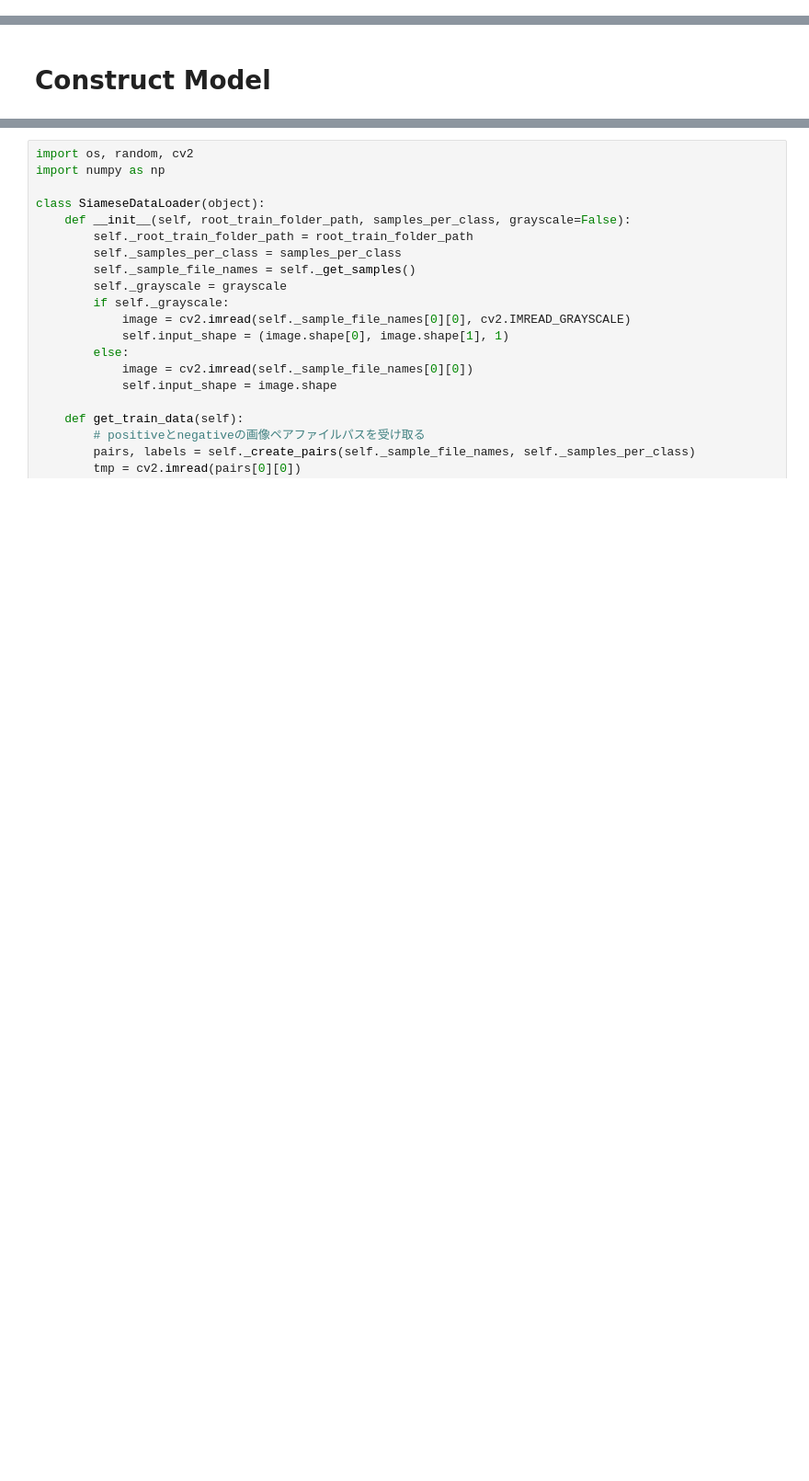
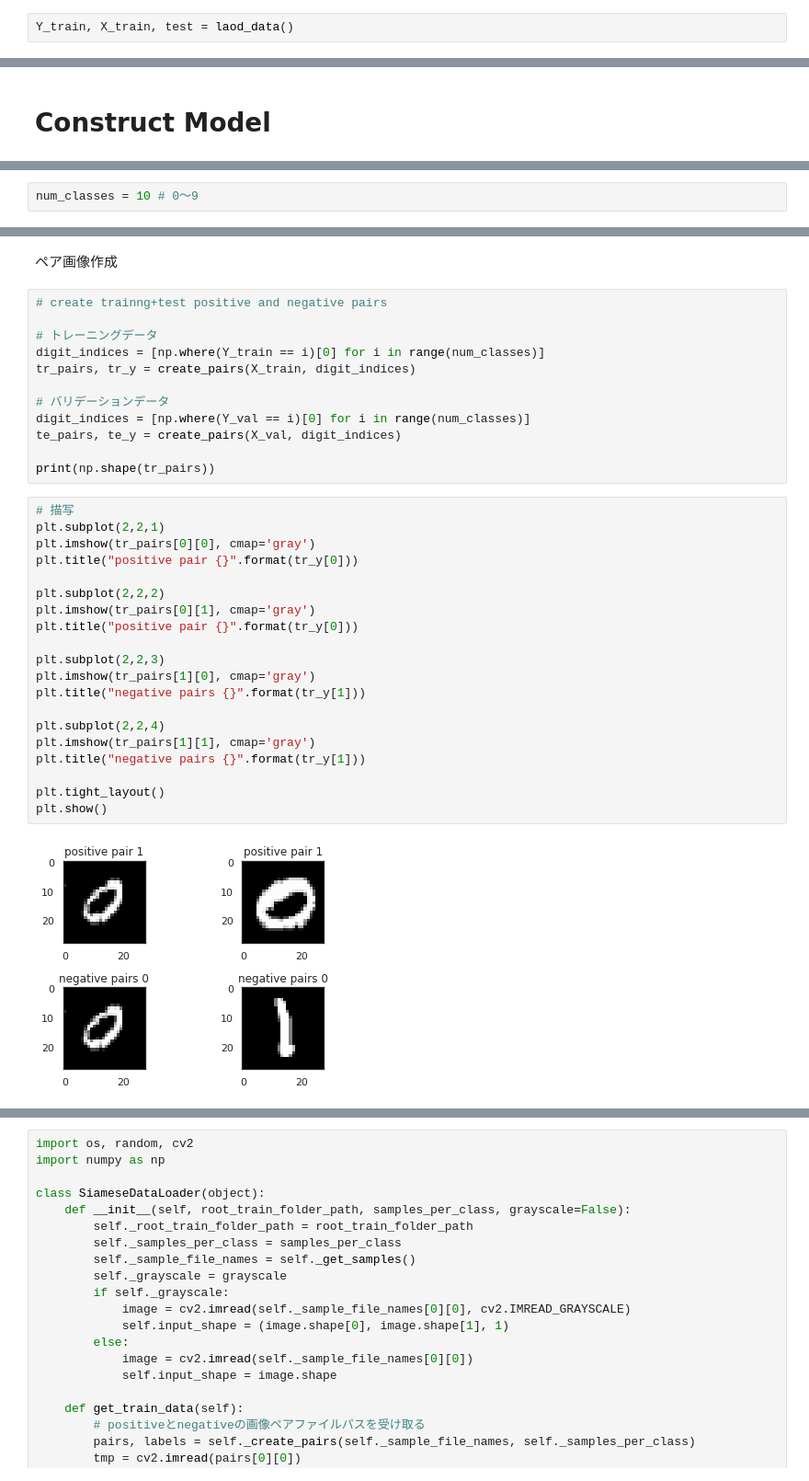
Before and after one commit to OsugiTakuya/kaggle_digit_recognizer, a Jupyter notebook: metric_learning_niigata.ipynb, the cells around one changed output, grey strips where cells are left out. Shown at 92% size. Saved outputs shown, nothing was run; the diff lists cells and outputs as text; blank space fills up the shorter version.

```diff
--- a/metric_learning_niigata.ipynb
+++ b/metric_learning_niigata.ipynb
@@ -95,0 +74,2 @@ Y_train = to_categorical(Y_train, num_classes = 10)
+# %%
+Y_train, X_train, test = laod_data()
@@ -131,0 +167,2 @@ http://ni4muraano.hatenablog.com/entry/2019/01/06/145827
+# %%
+num_classes = 10 # 0～9
@@ -131,0 +225,36 @@ http://ni4muraano.hatenablog.com/entry/2019/01/06/145827
+# %% [markdown]
+ペア画像作成
+# %%
+# create trainng+test positive and negative pairs
+
+# トレーニングデータ
+digit_indices = [np.where(Y_train == i)[0] for i in range(num_classes)]
+tr_pairs, tr_y = create_pairs(X_train, digit_indices)
+
+# バリデーションデータ
+digit_indices = [np.where(Y_val == i)[0] for i in range(num_classes)]
+te_pairs, te_y = create_pairs(X_val, digit_indices)
+
+print(np.shape(tr_pairs))
+# %%
+# 描写
+plt.subplot(2,2,1)
+plt.imshow(tr_pairs[0][0], cmap='gray')
+plt.title("positive pair {}".format(tr_y[0]))
+
+plt.subplot(2,2,2)
+plt.imshow(tr_pairs[0][1], cmap='gray')
+plt.title("positive pair {}".format(tr_y[0]))
+
+plt.subplot(2,2,3)
+plt.imshow(tr_pairs[1][0], cmap='gray')
+plt.title("negative pairs {}".format(tr_y[1]))
+
+plt.subplot(2,2,4)
+plt.imshow(tr_pairs[1][1], cmap='gray')
+plt.title("negative pairs {}".format(tr_y[1]))
+
+plt.tight_layout()
+plt.show()
+# %% [output]
+[figure, added]
```
Also changed, not shown: parts of 21 cells of this notebook.
